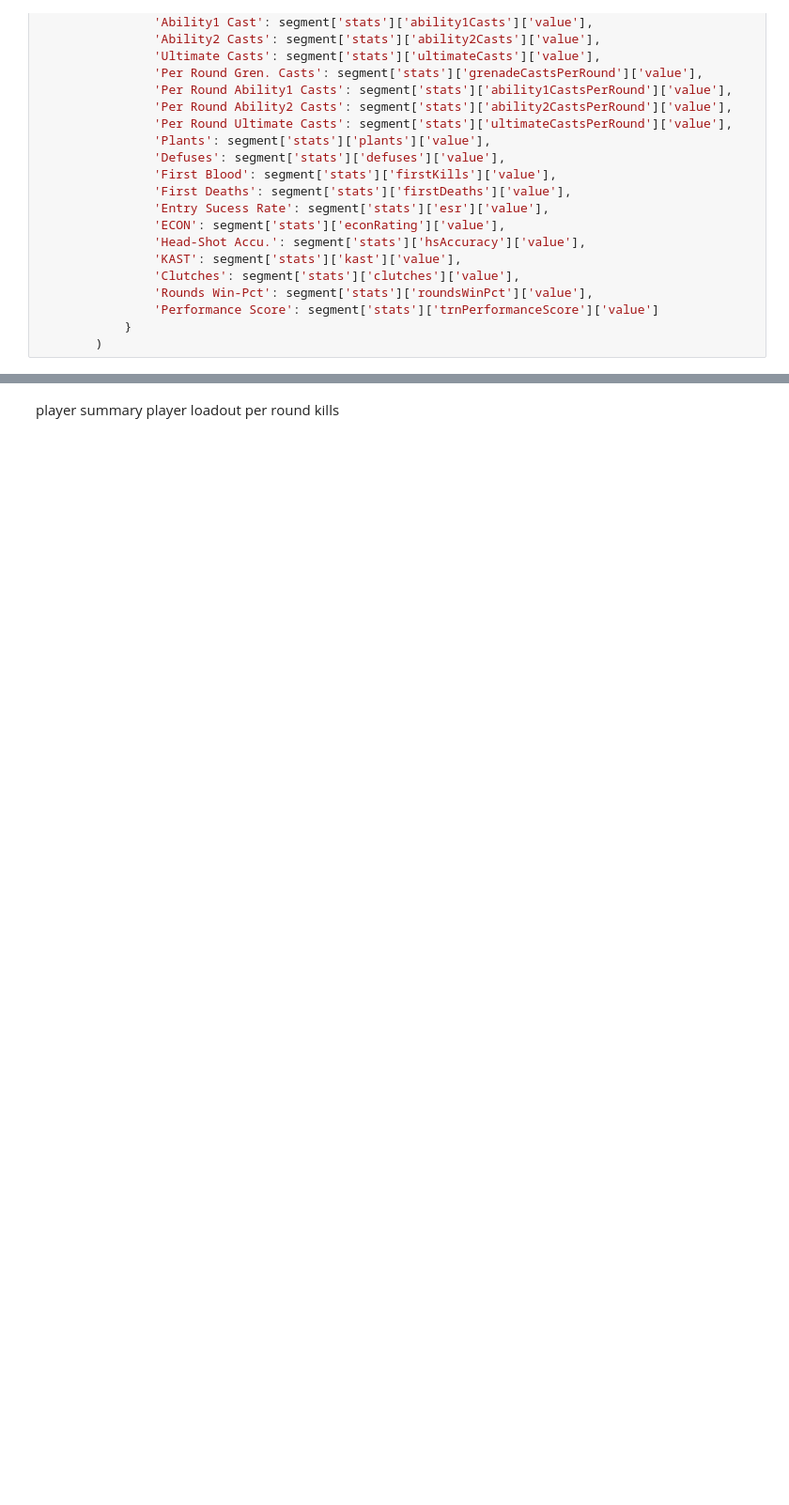
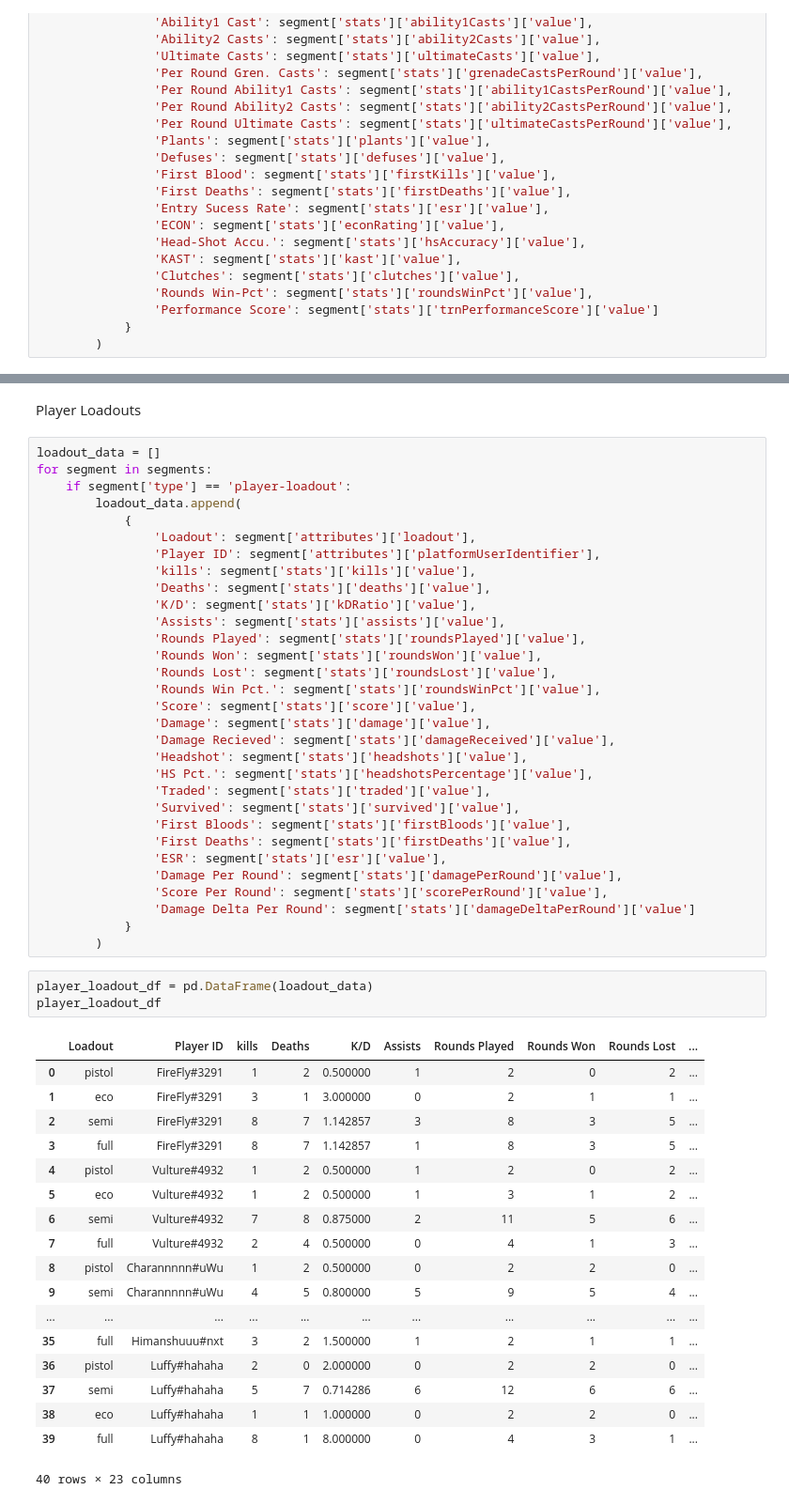
Before and after one commit to Vinnamre/Proj-X, a Jupyter notebook: match_analysis.ipynb, the cells around one changed output, grey strips where cells are left out. Shown at 94% size. Drawn from its saved outputs; the diff is of its cells as text; blank space fills up the shorter version.

Commit message:
player loadouts

```diff
--- a/match_analysis.ipynb
+++ b/match_analysis.ipynb
@@ -228,4 +267,55 @@ for segment in segments:
 # %% [markdown]
-player summary
-player loadout
-per round kills
+Player Loadouts
+# %%
+loadout_data = []
+for segment in segments:
+    if segment['type'] == 'player-loadout':
+        loadout_data.append(
+            {
+                'Loadout': segment['attributes']['loadout'],
+                'Player ID': segment['attributes']['platformUserIdentifier'],
+                'kills': segment['stats']['kills']['value'],
+                'Deaths': segment['stats']['deaths']['value'],
+                'K/D': segment['stats']['kDRatio']['value'],
+                'Assists': segment['stats']['assists']['value'],
+                'Rounds Played': segment['stats']['roundsPlayed']['value'],
+                'Rounds Won': segment['stats']['roundsWon']['value'],
+                'Rounds Lost': segment['stats']['roundsLost']['value'],
+                'Rounds Win Pct.': segment['stats']['roundsWinPct']['value'],
+                'Score': segment['stats']['score']['value'],
+                'Damage': segment['stats']['damage']['value'],
+                'Damage Recieved': segment['stats']['damageReceived']['value'],
+                'Headshot': segment['stats']['headshots']['value'],
+                'HS Pct.': segment['stats']['headshotsPercentage']['value'],
+                'Traded': segment['stats']['traded']['value'],
+                'Survived': segment['stats']['survived']['value'],
+                'First Bloods': segment['stats']['firstBloods']['value'],
+                'First Deaths': segment['stats']['firstDeaths']['value'],
+                'ESR': segment['stats']['esr']['value'],
+                'Damage Per Round': segment['stats']['damagePerRound']['value'],
+                'Score Per Round': segment['stats']['scorePerRound']['value'],
+                'Damage Delta Per Round': segment['stats']['damageDeltaPerRound']['value']
+            }
+        )
+# %%
+player_loadout_df = pd.DataFrame(loadout_data)
+player_loadout_df
+# %% [output]
+|  | Loadout | Player ID | kills | Deaths | K/D | Assists | Rounds Played | Rounds Won | Rounds Lost | ... |
+| 0 | pistol | FireFly#3291 | 1 | 2 | 0.500000 | 1 | 2 | 0 | 2 | ... |
+| 1 | eco | FireFly#3291 | 3 | 1 | 3.000000 | 0 | 2 | 1 | 1 | ... |
+| 2 | semi | FireFly#3291 | 8 | 7 | 1.142857 | 3 | 8 | 3 | 5 | ... |
+| 3 | full | FireFly#3291 | 8 | 7 | 1.142857 | 1 | 8 | 3 | 5 | ... |
+| 4 | pistol | Vulture#4932 | 1 | 2 | 0.500000 | 1 | 2 | 0 | 2 | ... |
+| 5 | eco | Vulture#4932 | 1 | 2 | 0.500000 | 1 | 3 | 1 | 2 | ... |
+| 6 | semi | Vulture#4932 | 7 | 8 | 0.875000 | 2 | 11 | 5 | 6 | ... |
+| 7 | full | Vulture#4932 | 2 | 4 | 0.500000 | 0 | 4 | 1 | 3 | ... |
+| 8 | pistol | Charannnnn#uWu | 1 | 2 | 0.500000 | 0 | 2 | 2 | 0 | ... |
+| 9 | semi | Charannnnn#uWu | 4 | 5 | 0.800000 | 5 | 9 | 5 | 4 | ... |
+| ... | ... | ... | ... | ... | ... | ... | ... | ... | ... | ... |
+| 35 | full | Himanshuuu#nxt | 3 | 2 | 1.500000 | 1 | 2 | 1 | 1 | ... |
+| 36 | pistol | Luffy#hahaha | 2 | 0 | 2.000000 | 0 | 2 | 2 | 0 | ... |
+| 37 | semi | Luffy#hahaha | 5 | 7 | 0.714286 | 6 | 12 | 6 | 6 | ... |
+| 38 | eco | Luffy#hahaha | 1 | 1 | 1.000000 | 0 | 2 | 2 | 0 | ... |
+| 39 | full | Luffy#hahaha | 8 | 1 | 8.000000 | 0 | 4 | 3 | 1 | ... |
+40 rows × 23 columns
```
Also changed, not shown: parts of 5 cells of this notebook.
